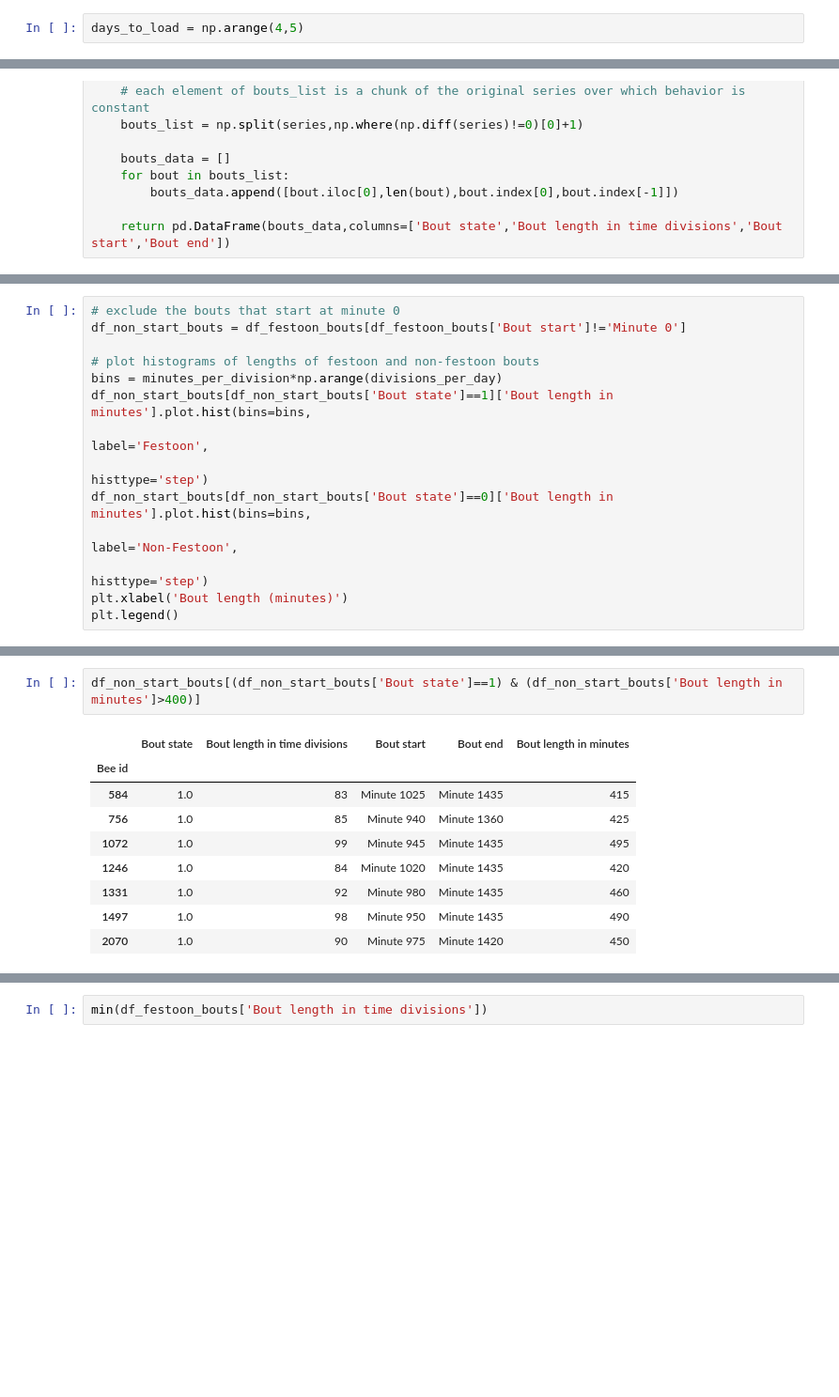
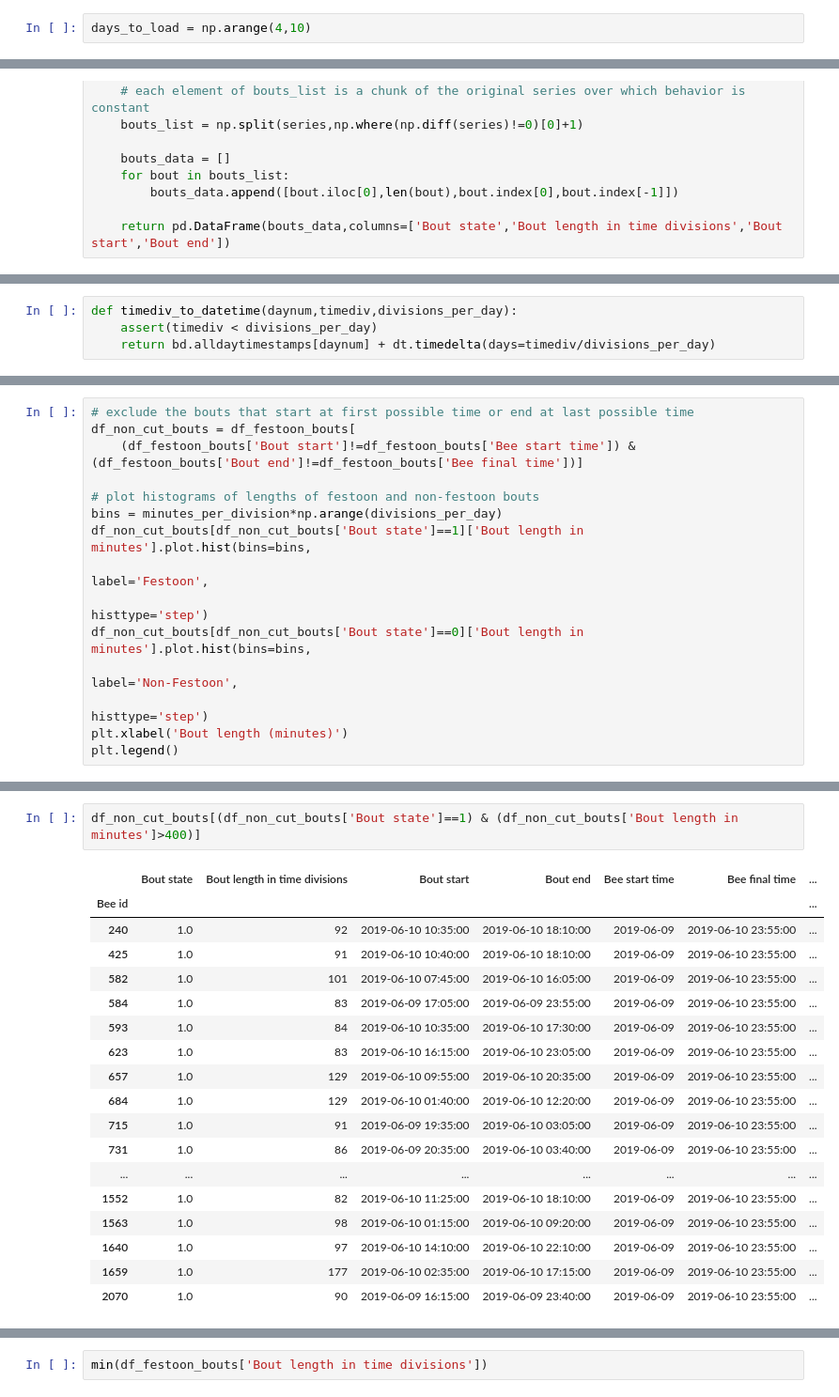
Before and after one commit to Collective-Logic-Lab/honey-bee-behavior, a Jupyter notebook: preliminary-analysis-2024-comb-building.ipynb, the cells around one changed output, grey strips where cells are left out. Shown at 94% size. Cells and saved outputs as stored; diff of their text form; blank space fills up the shorter version.

```diff
--- a/preliminary-analysis-2024-comb-building.ipynb
+++ b/preliminary-analysis-2024-comb-building.ipynb
@@ -34,7 +34,7 @@ bd.year
 # %% [markdown]
 The days with festoons are roughly (1) between day 4 and 20 and (2) between day 46 and 65
 # %%
-days_to_load = np.arange(4,5)
+days_to_load = np.arange(4,10)
 # %% [markdown]
 ## Load 5-minute behavioral data
 # %% [markdown]
@@ -202,0 +227,4 @@ def bouts_from_time_series(series):
+# %%
+def timediv_to_datetime(daynum,timediv,divisions_per_day):
+    assert(timediv < divisions_per_day)
+    return bd.alldaytimestamps[daynum] + dt.timedelta(days=timediv/divisions_per_day)
@@ -230,15 +287,16 @@ df_festoon_bouts['Bout length in minutes'] = df_festoon_bouts['Bout length in ti
 # %%
-# exclude the bouts that start at minute 0
-df_non_start_bouts = df_festoon_bouts[df_festoon_bouts['Bout start']!='Minute 0']
+# exclude the bouts that start at first possible time or end at last possible time
+df_non_cut_bouts = df_festoon_bouts[
+    (df_festoon_bouts['Bout start']!=df_festoon_bouts['Bee start time']) & (df_festoon_bouts['Bout end']!=df_festoon_bouts['Bee final time'])]
 
 # plot histograms of lengths of festoon and non-festoon bouts
 bins = minutes_per_division*np.arange(divisions_per_day)
-df_non_start_bouts[df_non_start_bouts['Bout state']==1]['Bout length in minutes'].plot.hist(bins=bins,
-                                                                                               label='Festoon',
-                                                                                               histtype='step')
-df_non_start_bouts[df_non_start_bouts['Bout state']==0]['Bout length in minutes'].plot.hist(bins=bins,
-                                                                                               label='Non-Festoon',
-                                                                                               histtype='step')
+df_non_cut_bouts[df_non_cut_bouts['Bout state']==1]['Bout length in minutes'].plot.hist(bins=bins,
+                                                                                        label='Festoon',
+                                                                                        histtype='step')
+df_non_cut_bouts[df_non_cut_bouts['Bout state']==0]['Bout length in minutes'].plot.hist(bins=bins,
+                                                                                        label='Non-Festoon',
+                                                                                        histtype='step')
 plt.xlabel('Bout length (minutes)')
 plt.legend()
 # %% [output]
@@ -247,15 +326,24 @@ plt.legend()
 # %%
-df_non_start_bouts[(df_non_start_bouts['Bout state']==1) & (df_non_start_bouts['Bout length in minutes']>400)]
+df_non_cut_bouts[(df_non_cut_bouts['Bout state']==1) & (df_non_cut_bouts['Bout length in minutes']>400)]
 # %% [output]
-|  | Bout state | Bout length in time divisions | Bout start | Bout end | Bout length in minutes |
-| Bee id |  |  |  |  |  |
-| 584 | 1.0 | 83 | Minute 1025 | Minute 1435 | 415 |
-| 756 | 1.0 | 85 | Minute 940 | Minute 1360 | 425 |
-| 1072 | 1.0 | 99 | Minute 945 | Minute 1435 | 495 |
-| 1246 | 1.0 | 84 | Minute 1020 | Minute 1435 | 420 |
-| 1331 | 1.0 | 92 | Minute 980 | Minute 1435 | 460 |
-| 1497 | 1.0 | 98 | Minute 950 | Minute 1435 | 490 |
-| 2070 | 1.0 | 90 | Minute 975 | Minute 1420 | 450 |
+|  | Bout state | Bout length in time divisions | Bout start | Bout end | Bee start time | Bee final time | ... |
+| Bee id |  |  |  |  |  |  | ... |
+| 240 | 1.0 | 92 | 2019-06-10 10:35:00 | 2019-06-10 18:10:00 | 2019-06-09 | 2019-06-10 23:55:00 | ... |
+| 425 | 1.0 | 91 | 2019-06-10 10:40:00 | 2019-06-10 18:10:00 | 2019-06-09 | 2019-06-10 23:55:00 | ... |
+| 582 | 1.0 | 101 | 2019-06-10 07:45:00 | 2019-06-10 16:05:00 | 2019-06-09 | 2019-06-10 23:55:00 | ... |
+| 584 | 1.0 | 83 | 2019-06-09 17:05:00 | 2019-06-09 23:55:00 | 2019-06-09 | 2019-06-10 23:55:00 | ... |
+| 593 | 1.0 | 84 | 2019-06-10 10:35:00 | 2019-06-10 17:30:00 | 2019-06-09 | 2019-06-10 23:55:00 | ... |
+| 623 | 1.0 | 83 | 2019-06-10 16:15:00 | 2019-06-10 23:05:00 | 2019-06-09 | 2019-06-10 23:55:00 | ... |
+| 657 | 1.0 | 129 | 2019-06-10 09:55:00 | 2019-06-10 20:35:00 | 2019-06-09 | 2019-06-10 23:55:00 | ... |
+| 684 | 1.0 | 129 | 2019-06-10 01:40:00 | 2019-06-10 12:20:00 | 2019-06-09 | 2019-06-10 23:55:00 | ... |
+| 715 | 1.0 | 91 | 2019-06-09 19:35:00 | 2019-06-10 03:05:00 | 2019-06-09 | 2019-06-10 23:55:00 | ... |
+| 731 | 1.0 | 86 | 2019-06-09 20:35:00 | 2019-06-10 03:40:00 | 2019-06-09 | 2019-06-10 23:55:00 | ... |
+| ... | ... | ... | ... | ... | ... | ... | ... |
+| 1552 | 1.0 | 82 | 2019-06-10 11:25:00 | 2019-06-10 18:10:00 | 2019-06-09 | 2019-06-10 23:55:00 | ... |
+| 1563 | 1.0 | 98 | 2019-06-10 01:15:00 | 2019-06-10 09:20:00 | 2019-06-09 | 2019-06-10 23:55:00 | ... |
+| 1640 | 1.0 | 97 | 2019-06-10 14:10:00 | 2019-06-10 22:10:00 | 2019-06-09 | 2019-06-10 23:55:00 | ... |
+| 1659 | 1.0 | 177 | 2019-06-10 02:35:00 | 2019-06-10 17:15:00 | 2019-06-09 | 2019-06-10 23:55:00 | ... |
+| 2070 | 1.0 | 90 | 2019-06-09 16:15:00 | 2019-06-09 23:40:00 | 2019-06-09 | 2019-06-10 23:55:00 | ... |
 # %%
 df_festoon.loc['Bee 1246'].plot()
 # %% [output]
```
Also changed, not shown: parts of 21 cells of this notebook.
